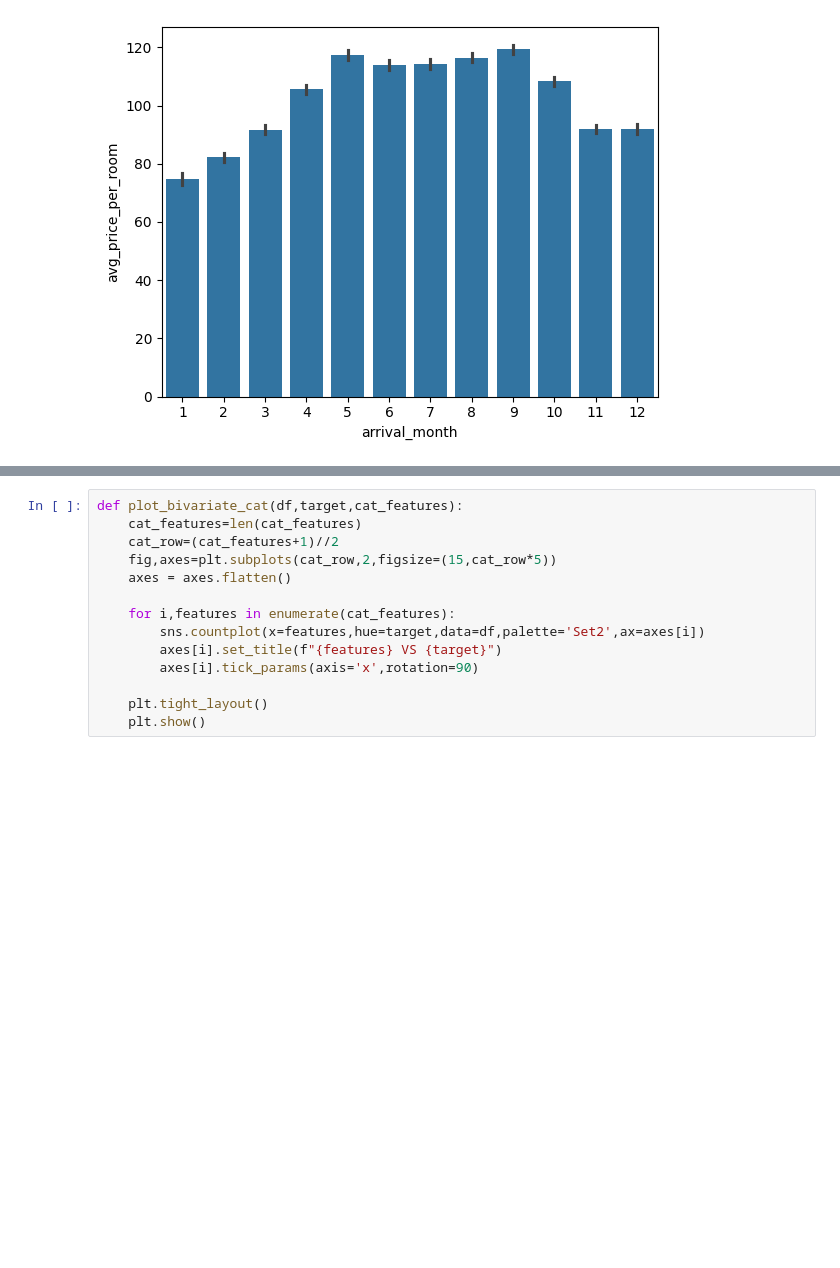
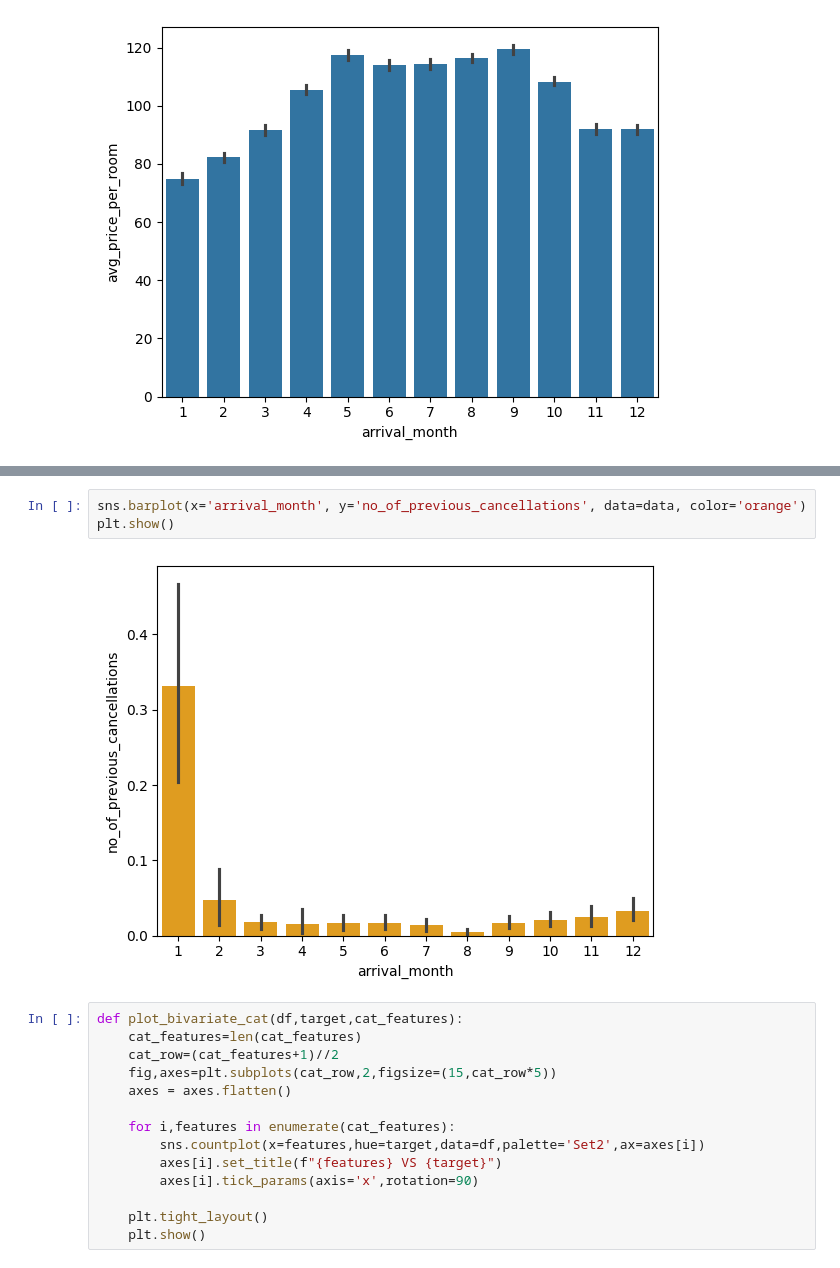
Before and after one commit to Chirag-Jogi/HotelReservationPrediction_MLops, a Jupyter notebook: notebook/notebook.ipynb, the cells around one changed output, grey strips where cells are left out. Drawn from its saved outputs; the diff is of its cells as text; blank space fills up the shorter version.

```diff
--- a/notebook/notebook.ipynb
+++ b/notebook/notebook.ipynb
@@ -185,3 +194,8 @@ plt.show()
+# %%
+sns.barplot(x='arrival_month', y='no_of_previous_cancellations', data=data, color='orange')
+plt.show()
+# %% [output]
+[figure, added]
 # %%
 def plot_bivariate_cat(df,target,cat_features):
     cat_features=len(cat_features)
```
Also changed, not shown: parts of 3 cells of this notebook.
